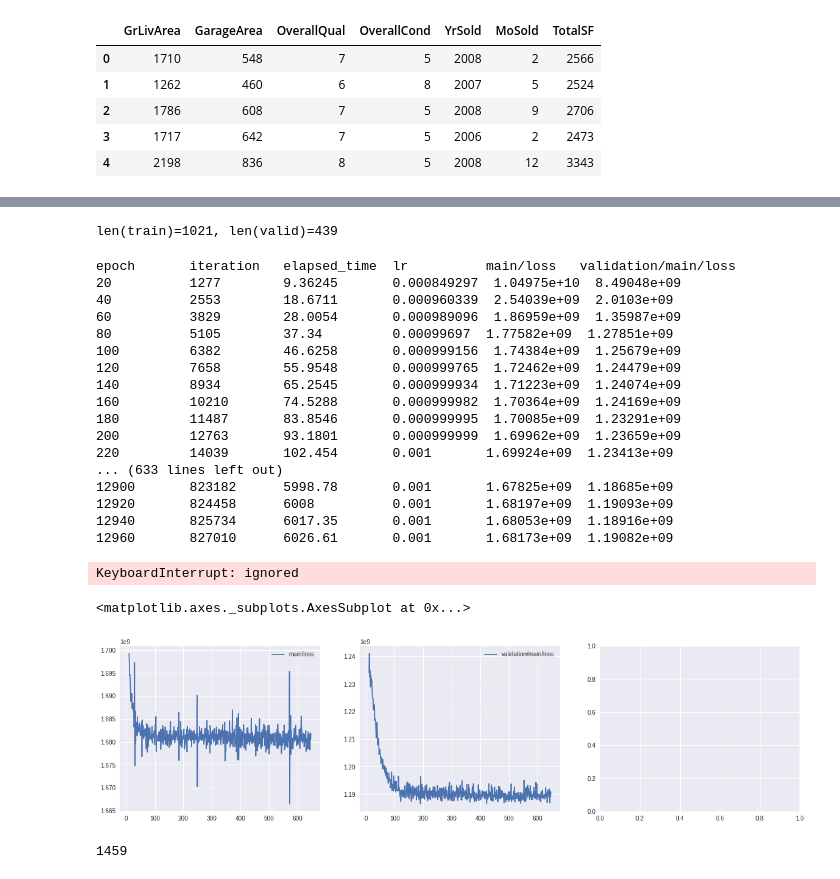
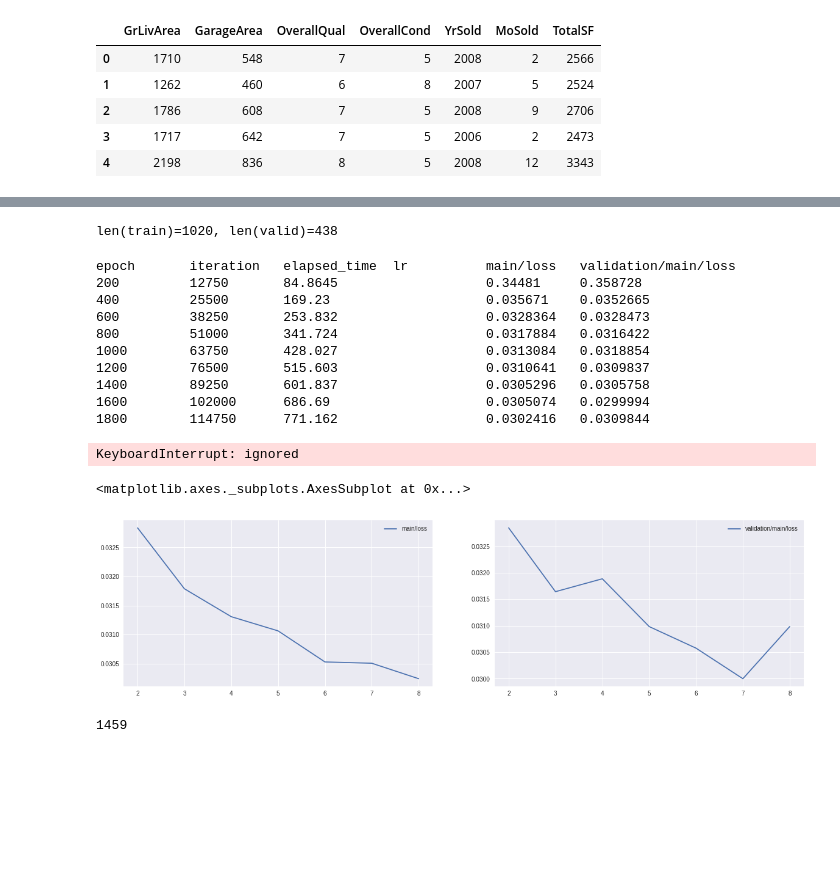
Before and after one commit to mogamin/kaggle-practice-house-prices-advanced-regression-techniques, a Jupyter notebook: house_prices_advanced_regression_techniques.ipynb, the cells around one changed output, grey strips where cells are left out. Cells and saved outputs as stored; diff of their text form; code cells hidden in the pictures; blank space fills up the shorter version.

```diff
--- a/house_prices_advanced_regression_techniques.ipynb
+++ b/house_prices_advanced_regression_techniques.ipynb
@@ -163,6 +210,7 @@ df_train_norm.head()
 # %%
 x = df_train_norm.values.astype('f')
-t = df_train_orig.iloc[:,-1].values.astype('f')
+#t = df_train_orig.iloc[:,-1].values.astype('f')
+t = df_train_orig["SalePrice"].values.astype('f')
 t = t.reshape(len(t), 1)  # t.shape=(1460,) -> (1460, 1)
 dataset = list(zip(x, t))
 
@@ -170,7 +218,7 @@ n_train = int(len(dataset)*0.7)
 train, valid = chainer.datasets.split_dataset_random(dataset, n_train, seed=0)
 print('len(train)={0}, len(valid)={1}'.format(len(train),len(valid)))
 # %% [output]
-len(train)=1021, len(valid)=439
+len(train)=1020, len(valid)=438
 # %%
 import chainer
 import chainer.links as L
@@ -209,9 +257,9 @@ model = NN()
 #chainer.serializers.load_npz("./result/housing/20180926-143319_model_iter_542407", model)
 model.to_gpu(GPUID)
 
-#optimizer = chainer.optimizers.MomentumSGD(lr=0.0000001, momentum=0.9)
-optimizer = chainer.optimizers.Adam()
-#optimizer = chainer.optimizers.AdaDelta(rho=0.9)
+#optimizer = chainer.optimizers.MomentumSGD(lr=0.01, momentum=0.9)
+#optimizer = chainer.optimizers.Adam()
+optimizer = chainer.optimizers.AdaDelta(rho=0.9)
 optimizer.setup(model)
 
 
@@ -225,10 +273,10 @@ epoch = 10000000
 trainer = training.Trainer(updater, (epoch, 'epoch'), out='result/housing')
 
 #log_interval =  200, 'epoch'
-log_interval =  20, 'epoch'
-snapshot_interval = 1000 , 'epoch'
+log_interval =  200, 'epoch'
+snapshot_interval = 2000 , 'epoch'
 
-trainer.extend(extensions.observe_lr(), trigger=log_interval)
+#trainer.extend(extensions.observe_lr(), trigger=log_interval)
 trainer.extend(extensions.LogReport(trigger=log_interval))
 trainer.extend(extensions.Evaluator(valid_iter, model, device=GPUID))
 trainer.extend(extensions.PrintReport(['epoch', 'iteration', 'elapsed_time','lr','main/loss', 'validation/main/loss']), trigger=log_interval)
@@ -240,38 +288,31 @@ trainer.extend(extensions.snapshot_object(model, now + '_model_iter_{.updater.it
 trainer.run()
 # %% [output]
 epoch       iteration   elapsed_time  lr          main/loss   validation/main/loss
-20          1277        9.36245       0.000849297  1.04975e+10  8.49048e+09
-40          2553        18.6711       0.000960339  2.54039e+09  2.0103e+09
-60          3829        28.0054       0.000989096  1.86959e+09  1.35987e+09
-80          5105        37.34         0.00099697  1.77582e+09  1.27851e+09
-100         6382        46.6258       0.000999156  1.74384e+09  1.25679e+09
-120         7658        55.9548       0.000999765  1.72462e+09  1.24479e+09
-140         8934        65.2545       0.000999934  1.71223e+09  1.24074e+09
-160         10210       74.5288       0.000999982  1.70364e+09  1.24169e+09
-180         11487       83.8546       0.000999995  1.70085e+09  1.23291e+09
-200         12763       93.1801       0.000999999  1.69962e+09  1.23659e+09
-220         14039       102.454       0.001       1.69924e+09  1.23413e+09
-... (633 lines left out)
-12900       823182      5998.78       0.001       1.67825e+09  1.18685e+09
-12920       824458      6008          0.001       1.68197e+09  1.19093e+09
-12940       825734      6017.35       0.001       1.68053e+09  1.18916e+09
-12960       827010      6026.61       0.001       1.68173e+09  1.19082e+09
+200         12750       84.8645                   0.34481     0.358728
+400         25500       169.23                    0.035671    0.0352665
+600         38250       253.832                   0.0328364   0.0328473
+800         51000       341.724                   0.0317884   0.0316422
+1000        63750       428.027                   0.0313084   0.0318854
+1200        76500       515.603                   0.0310641   0.0309837
+1400        89250       601.837                   0.0305296   0.0305758
+1600        102000      686.69                    0.0305074   0.0299994
+1800        114750      771.162                   0.0302416   0.0309844
 KeyboardInterrupt: ignored
 # %%
 import json
 with open('result/housing/log') as f:
   result = pd.DataFrame(json.load(f))
 
-result = result.iloc[10:,:]
+result = result.iloc[2:,:]
 import matplotlib.pyplot as plt
 
-fig, axes = plt.subplots(nrows=1, ncols=3, figsize=(20, 5))
+fig, axes = plt.subplots(nrows=1, ncols=2, figsize=(20, 5))
 result[['main/loss']].plot(ax=axes[0])
 result[['validation/main/loss']].plot(ax=axes[1])
 #result[['lr']].plot(ax=axes[2])
 # %% [output]
 <matplotlib.axes._subplots.AxesSubplot at 0x...>
-[figure, old version]
+[figure, new version]
 # %%
 df_test_orig = pd.read_csv('test.csv')
 df_test = df_test_orig.loc[:,pickup_columns]
```
Also changed, not shown: parts of 8 cells of this notebook.
